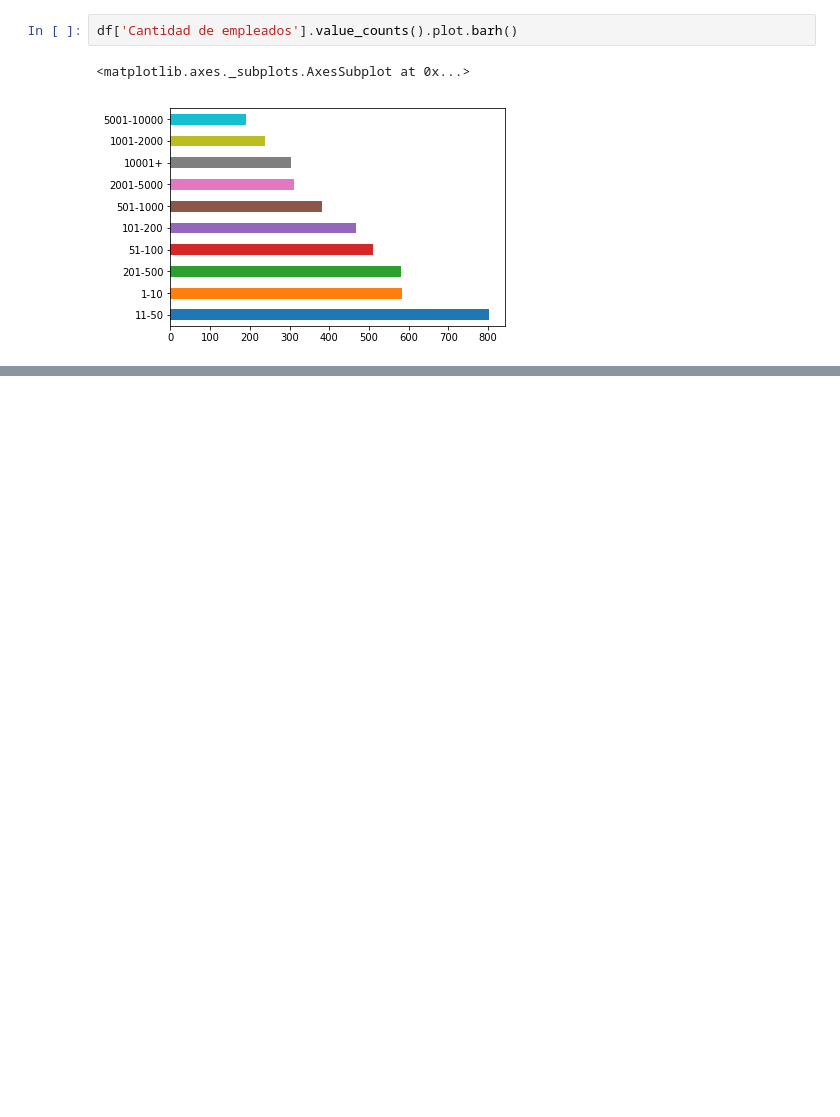
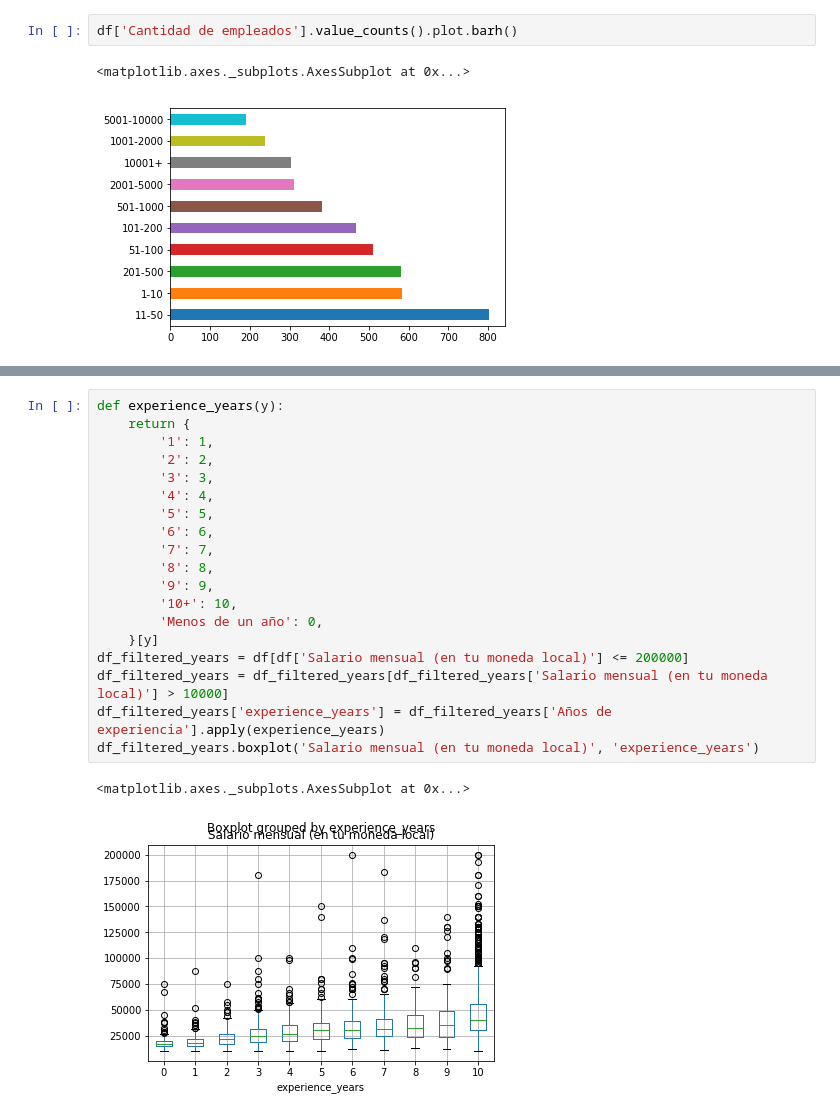
Before and after one commit to seppo0010/sysarmy-sueldos-2019.1, a Jupyter notebook: Sysarmy - Predicción de sueldos.ipynb, the cells around one changed output, grey strips where cells are left out. Cells and saved outputs as stored; diff of their text form; blank space fills up the shorter version.

```diff
--- a/Sysarmy - Predicción de sueldos.ipynb
+++ b/Sysarmy - Predicción de sueldos.ipynb
@@ -248,3 +252,25 @@ Hasta acá vimos los datos que vamos a usar para el modelo. Lo que viene ahora e
+# %%
+def experience_years(y):
+    return {
+        '1': 1,
+        '2': 2,
+        '3': 3,
+        '4': 4,
+        '5': 5,
+        '6': 6,
+        '7': 7,
+        '8': 8,
+        '9': 9,
+        '10+': 10,
+        'Menos de un año': 0,
+    }[y]
+df_filtered_years = df[df['Salario mensual (en tu moneda local)'] <= 200000]
+df_filtered_years = df_filtered_years[df_filtered_years['Salario mensual (en tu moneda local)'] > 10000]
+df_filtered_years['experience_years'] = df_filtered_years['Años de experiencia'].apply(experience_years)
+df_filtered_years.boxplot('Salario mensual (en tu moneda local)', 'experience_years')
+# %% [output]
+<matplotlib.axes._subplots.AxesSubplot at 0x...>
+[figure, added]
 # %%
 def transform_row(row):
     return {
```
Also changed, not shown: parts of 5 cells of this notebook.
